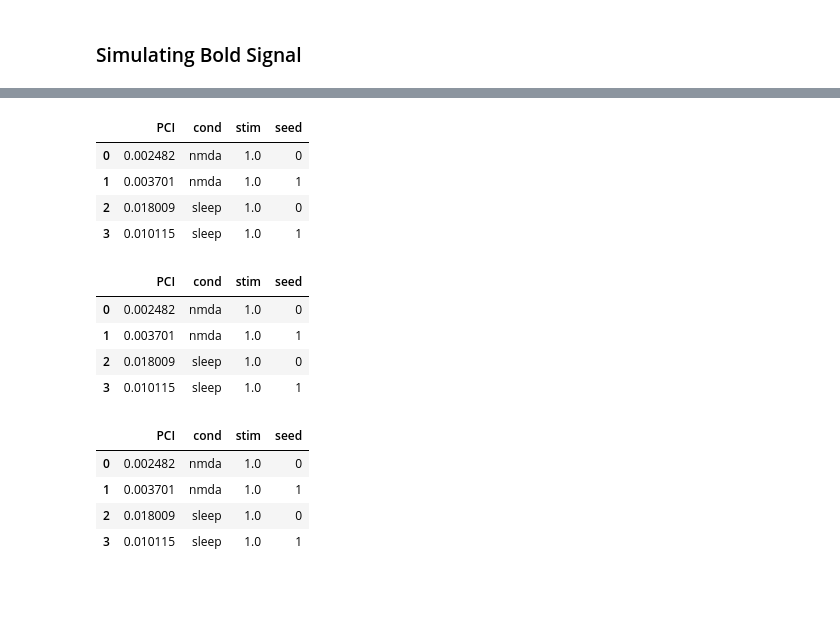
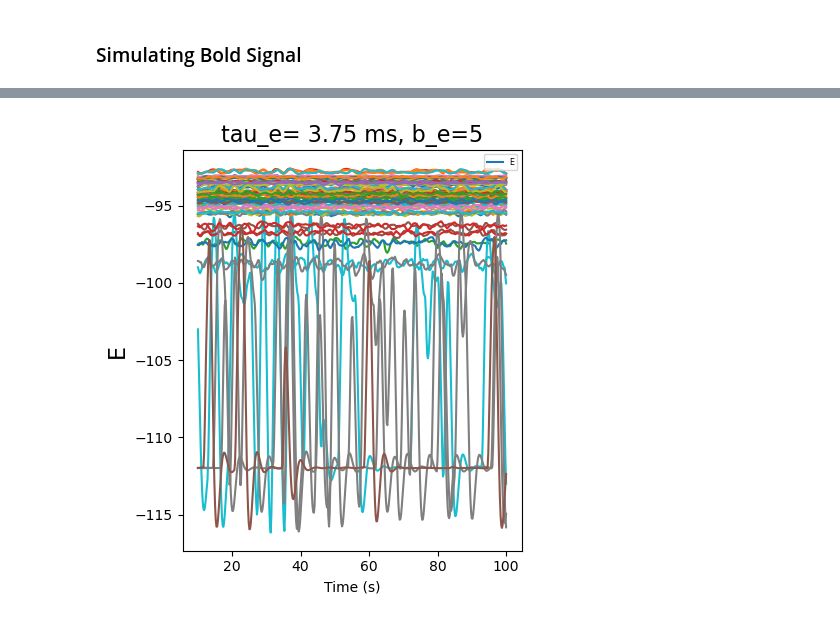
Before and after one commit to mariasacha/paper_pipeline_hub, a Jupyter notebook: whole_pipeline.ipynb, the cells around one changed output, grey strips where cells are left out. Saved outputs shown, nothing was run; the diff lists cells and outputs as text; code cells hidden in the pictures; blank space fills up the shorter version.

```diff
--- a/whole_pipeline.ipynb
+++ b/whole_pipeline.ipynb
@@ -594,8 +342,14 @@ parameters.parameter_monitor['parameter_TemporalAverage']['variables_of_interest
 bvals = [5]
 tau_es = [3.75]
 # %%
+# Run sim
 for b_e, tau_e in zip(bvals, tau_es):
-    parameters = adjust_parameters(parameters, b_e = b_e, tau_e = tau_e , n_nodes=Nnodes,cut_transient=cut_transient, run_sim=run_sim,
-                    stimval = stimval)
+    parameters = adjust_parameters(parameters, b_e = b_e, tau_e = tau_e , n_nodes=Nnodes,
+    cut_transient=cut_transient, run_sim=run_sim, additional_path_folder='Bold/')
+
     simulator = sim_init(parameters)
-    run_simulation(simulator, run_sim, parameters.parameter_simulation,parameters.parameter_monitor)
+
+    if stimval:
+        print ('    Stimulating for {1} ms, {2} nS in the {0}\n'.format(simulator.connectivity.region_labels[stim_region],parameters.parameter_stimulus['tau'],stimval))
+
+    tools.run_simulation(simulator, run_sim, parameters.parameter_simulation, parameters.parameter_monitor)
@@ -631,9 +356,12 @@ run_sim
 # %%
 # Params to load
+bvals = [5]
+tau_es = [3.75]
 
 result= []
 for i, (b_e, tau_e) in enumerate(zip(bvals, tau_es)):
-    result_param, for_explan = get_result(parameters,cut_transient, run_sim, b_e = b_e, tau_e = tau_e, vars_int = ['E', 'I' ,'W_e'])
+    result_param, for_explan = get_result(parameters,cut_transient, run_sim, b_e = b_e, tau_e = tau_e,
+    vars_int = ['E' ], additional_path_folder='Bold/')
     result.append(result_param)
 
 # For explanation of the indexes of the result, uncomment the following:
@@ -742,37 +389,15 @@ params_list_keys
-# %%
-# Run Simulation
-for b_e, tau_e in zip(bvals, tau_es):
-    parameters = adjust_parameters(parameters, b_e = b_e, tau_e = tau_e ,
-                                   n_nodes=Nnodes,cut_transient=cut_transient, run_sim=run_sim)
-
-    simulator = sim_init(parameters)
-
-    if stimval:
-        print ('    Stimulating for {1} ms, {2} nS in the {0}\n'.format(simulator.connectivity.region_labels[stim_region],parameters.parameter_stimulus['tau'],stimval))
-
-    tools.run_simulation(simulator, run_sim, parameters.parameter_simulation,
-                         parameters.parameter_monitor)
-# %%
-df
-# %% [output]
-|  | PCI | cond | stim | seed |
-| 0 | 0.002482 | nmda | 1.0 | 0 |
-| 1 | 0.003701 | nmda | 1.0 | 1 |
-| 2 | 0.018009 | sleep | 1.0 | 0 |
-| 3 | 0.010115 | sleep | 1.0 | 1 |
-# %%
-df[df['cond'].isin(['nmda', 'sleep'])]
-# %% [output]
-|  | PCI | cond | stim | seed |
-| 0 | 0.002482 | nmda | 1.0 | 0 |
-| 1 | 0.003701 | nmda | 1.0 | 1 |
-| 2 | 0.018009 | sleep | 1.0 | 0 |
-| 3 | 0.010115 | sleep | 1.0 | 1 |
-# %%
-df_small
-# %% [output]
-|  | PCI | cond | stim | seed |
-| 0 | 0.002482 | nmda | 1.0 | 0 |
-| 1 | 0.003701 | nmda | 1.0 | 1 |
-| 2 | 0.018009 | sleep | 1.0 | 0 |
-| 3 | 0.010115 | sleep | 1.0 | 1 |
+# %%
+#Plot the results from TVB Simulations
+
+#which monitor
+monitor = 'Bold'
+
+#which variables
+var_select = ['E']
+
+#which params (b_e, tau) - to be in the same order as the loading results (see explanations)
+params = [[5, 3.75]]
+plot_tvb_results(parameters,params, result, monitor, for_explan, var_select,cut_transient, run_sim,
+                 change_of='tau_e', Iext = 0.000315,nseed=10, additional_path_folder='Bold/', desired_time=10)
+# %% [output]
+[figure, added]
```
Also changed, not shown: parts of 70 cells of this notebook, 4 other files.
